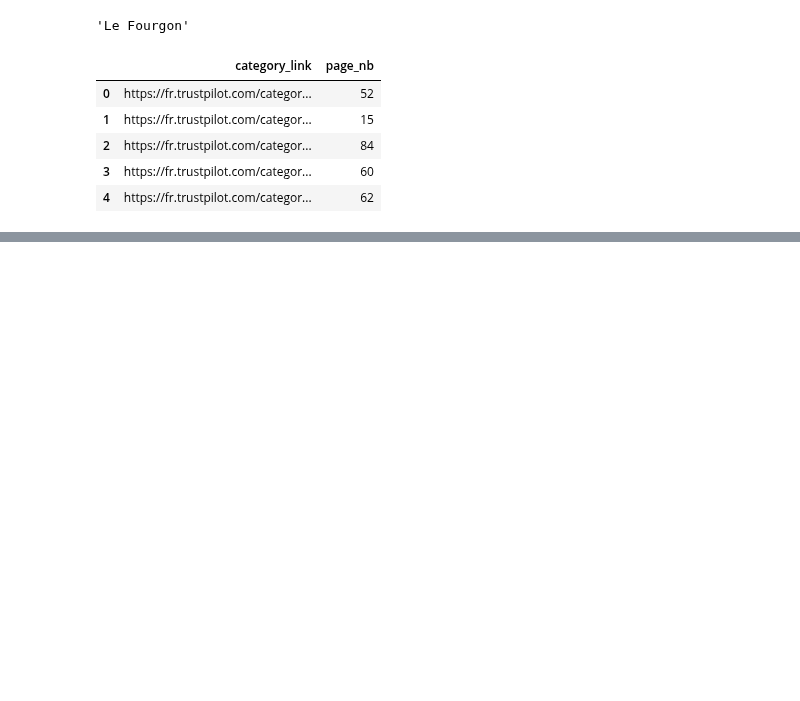
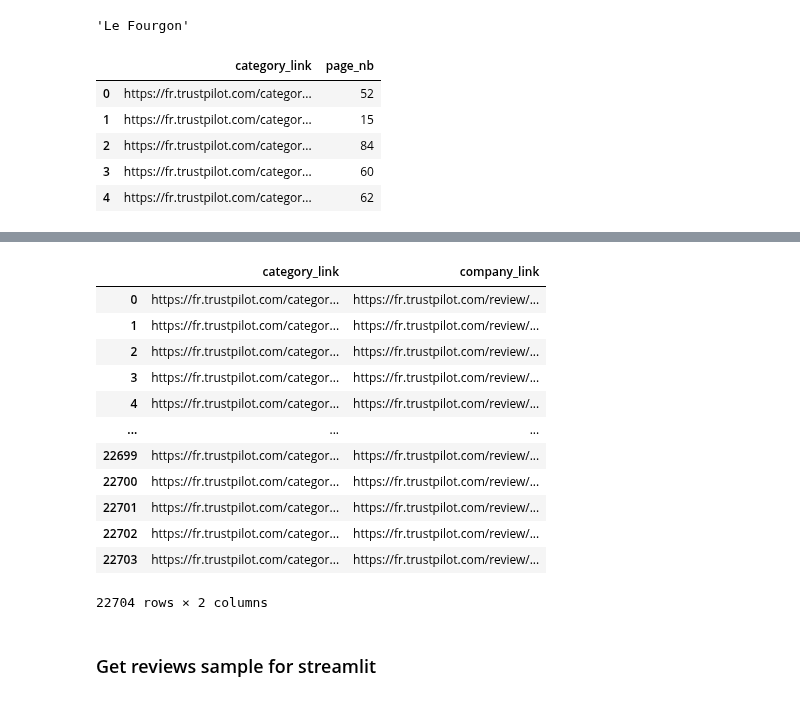
Before and after one commit to Maryam-Dollet/NLP_Project, a Jupyter notebook: data_cleaning.ipynb, the cells around one changed output, grey strips where cells are left out. Drawn from its saved outputs; the diff is of its cells as text; code cells hidden in the pictures; blank space fills up the shorter version.

```diff
--- a/data_cleaning.ipynb
+++ b/data_cleaning.ipynb
@@ -808,3 +808,6 @@ category_df.head()
 | 4 | https://fr.trustpilot.com/categor... | 62 |
 # %%
 # category_df.to_csv("data/category_data.csv", sep=";", index=False)
+# %%
+with open("data/list", "rb") as f:
+    a = pickle.load(f)
@@ -810,0 +834,18 @@ category_df.head()
+# %%
+company_links = pd.DataFrame(a, columns=["category_link", "company_link"])
+# %%
+company_links
+# %% [output]
+|  | category_link | company_link |
+| 0 | https://fr.trustpilot.com/categor... | https://fr.trustpilot.com/review/... |
+| 1 | https://fr.trustpilot.com/categor... | https://fr.trustpilot.com/review/... |
+| 2 | https://fr.trustpilot.com/categor... | https://fr.trustpilot.com/review/... |
+| 3 | https://fr.trustpilot.com/categor... | https://fr.trustpilot.com/review/... |
+| 4 | https://fr.trustpilot.com/categor... | https://fr.trustpilot.com/review/... |
+| ... | ... | ... |
+| 22699 | https://fr.trustpilot.com/categor... | https://fr.trustpilot.com/review/... |
+| 22700 | https://fr.trustpilot.com/categor... | https://fr.trustpilot.com/review/... |
+| 22701 | https://fr.trustpilot.com/categor... | https://fr.trustpilot.com/review/... |
+| 22702 | https://fr.trustpilot.com/categor... | https://fr.trustpilot.com/review/... |
+| 22703 | https://fr.trustpilot.com/categor... | https://fr.trustpilot.com/review/... |
+22704 rows × 2 columns
@@ -810,0 +854,2 @@ category_df.head()
+# %% [markdown]
+### Get reviews sample for streamlit
```
Also changed, not shown: parts of 6 cells of this notebook, 6 other files.
